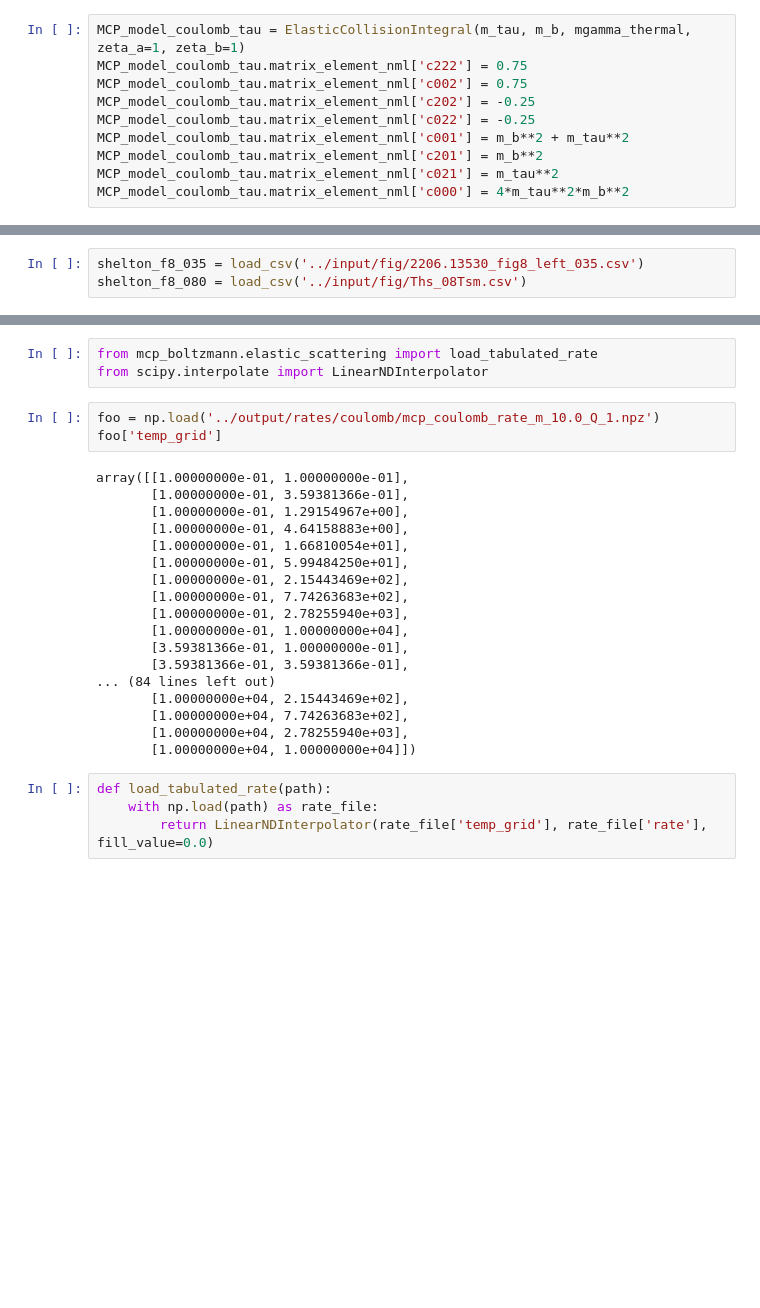
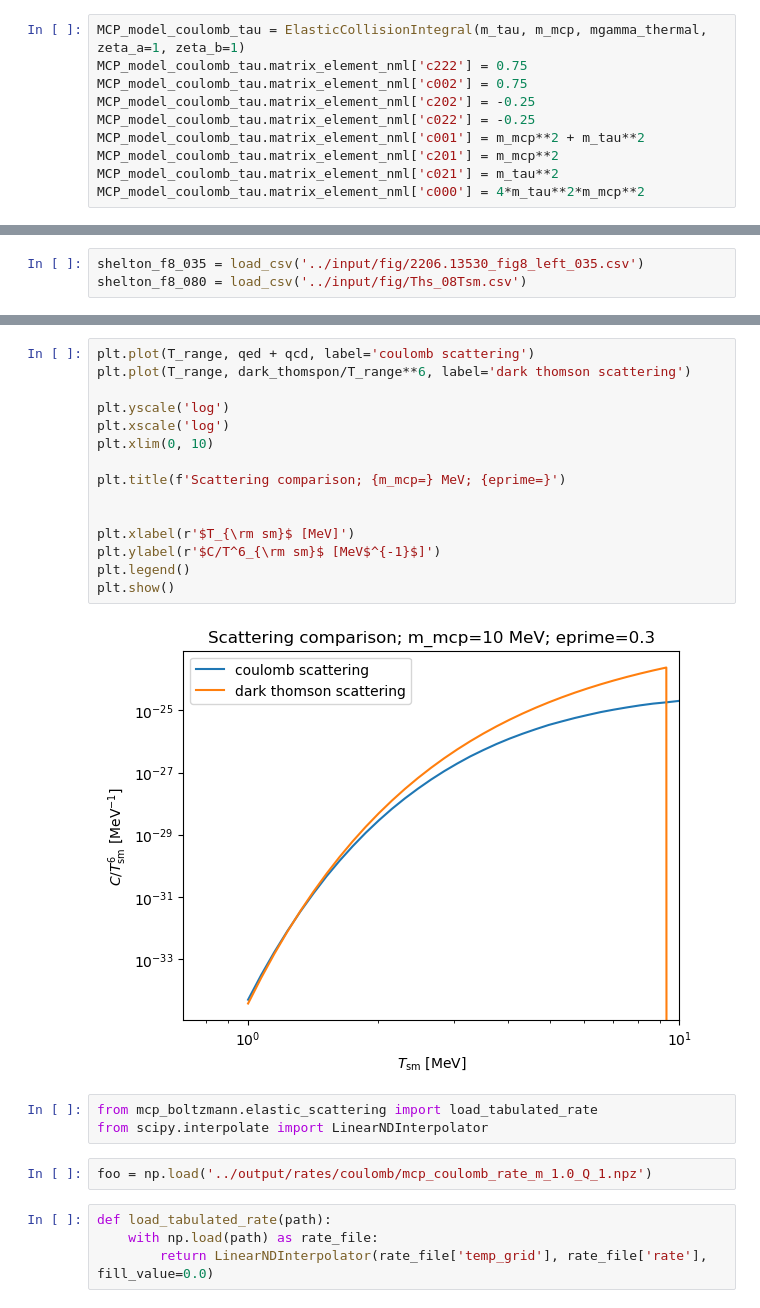
Before and after one commit to Duncan-Adams/mcp_boltzmann, a Jupyter notebook: notebooks/mcp_elastic_scatt.ipynb, the cells around one changed output, grey strips where cells are left out. Cells and saved outputs as stored; diff of their text form; blank space fills up the shorter version.

```diff
--- a/notebooks/mcp_elastic_scatt.ipynb
+++ b/notebooks/mcp_elastic_scatt.ipynb
@@ -91,12 +91,12 @@ MCP_model_coulomb_mu.matrix_element_nml['c000'] = 4*m_mu**2*m_b**2
 # %%
-MCP_model_coulomb_tau = ElasticCollisionIntegral(m_tau, m_b, mgamma_thermal, zeta_a=1, zeta_b=1)
+MCP_model_coulomb_tau = ElasticCollisionIntegral(m_tau, m_mcp, mgamma_thermal, zeta_a=1, zeta_b=1)
 MCP_model_coulomb_tau.matrix_element_nml['c222'] = 0.75
 MCP_model_coulomb_tau.matrix_element_nml['c002'] = 0.75
 MCP_model_coulomb_tau.matrix_element_nml['c202'] = -0.25
 MCP_model_coulomb_tau.matrix_element_nml['c022'] = -0.25
-MCP_model_coulomb_tau.matrix_element_nml['c001'] = m_b**2 + m_tau**2
-MCP_model_coulomb_tau.matrix_element_nml['c201'] = m_b**2
+MCP_model_coulomb_tau.matrix_element_nml['c001'] = m_mcp**2 + m_tau**2
+MCP_model_coulomb_tau.matrix_element_nml['c201'] = m_mcp**2
 MCP_model_coulomb_tau.matrix_element_nml['c021'] = m_tau**2
-MCP_model_coulomb_tau.matrix_element_nml['c000'] = 4*m_tau**2*m_b**2
+MCP_model_coulomb_tau.matrix_element_nml['c000'] = 4*m_tau**2*m_mcp**2
 # %%
 #assuming massless quarks
@@ -250,27 +291,25 @@ plt.ylim(1e-28, 2e-24)
+# %%
+plt.plot(T_range, qed + qcd, label='coulomb scattering')
+plt.plot(T_range, dark_thomspon/T_range**6, label='dark thomson scattering')
+
+plt.yscale('log')
+plt.xscale('log')
+plt.xlim(0, 10)
+
+plt.title(f'Scattering comparison; {m_mcp=} MeV; {eprime=}')
+
+
+plt.xlabel(r'$T_{\rm sm}$ [MeV]')
+plt.ylabel(r'$C/T^6_{\rm sm}$ [MeV$^{-1}$]')
+plt.legend()
+plt.show()
+# %% [output]
+[figure, added]
 # %%
 from mcp_boltzmann.elastic_scattering import load_tabulated_rate
 from scipy.interpolate import LinearNDInterpolator
 # %%
-foo = np.load('../output/rates/coulomb/mcp_coulomb_rate_m_10.0_Q_1.npz')
-foo['temp_grid']
+foo = np.load('../output/rates/coulomb/mcp_coulomb_rate_m_1.0_Q_1.npz')
-# %% [output]
-array([[1.00000000e-01, 1.00000000e-01],
-       [1.00000000e-01, 3.59381366e-01],
-       [1.00000000e-01, 1.29154967e+00],
-       [1.00000000e-01, 4.64158883e+00],
-       [1.00000000e-01, 1.66810054e+01],
-       [1.00000000e-01, 5.99484250e+01],
-       [1.00000000e-01, 2.15443469e+02],
-       [1.00000000e-01, 7.74263683e+02],
-       [1.00000000e-01, 2.78255940e+03],
-       [1.00000000e-01, 1.00000000e+04],
-       [3.59381366e-01, 1.00000000e-01],
-       [3.59381366e-01, 3.59381366e-01],
-... (84 lines left out)
-       [1.00000000e+04, 2.15443469e+02],
-       [1.00000000e+04, 7.74263683e+02],
-       [1.00000000e+04, 2.78255940e+03],
-       [1.00000000e+04, 1.00000000e+04]])
 # %%
 def load_tabulated_rate(path):
     with np.load(path) as rate_file:
```
Also changed, not shown: parts of 12 cells of this notebook, 15 other files.
